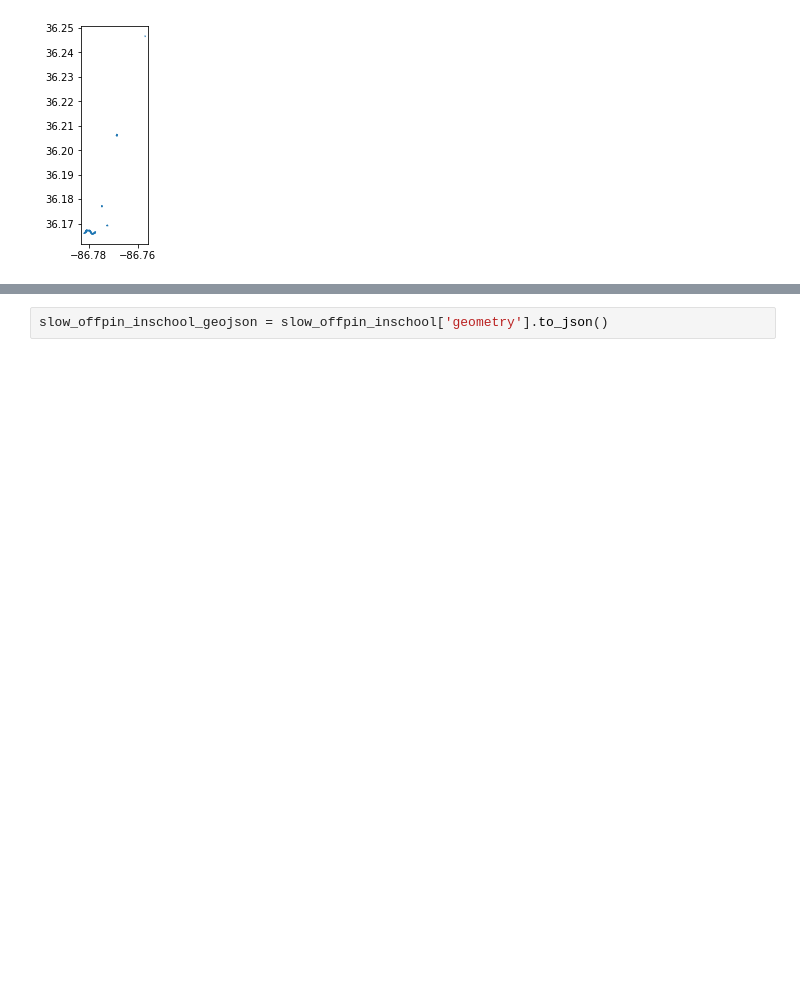
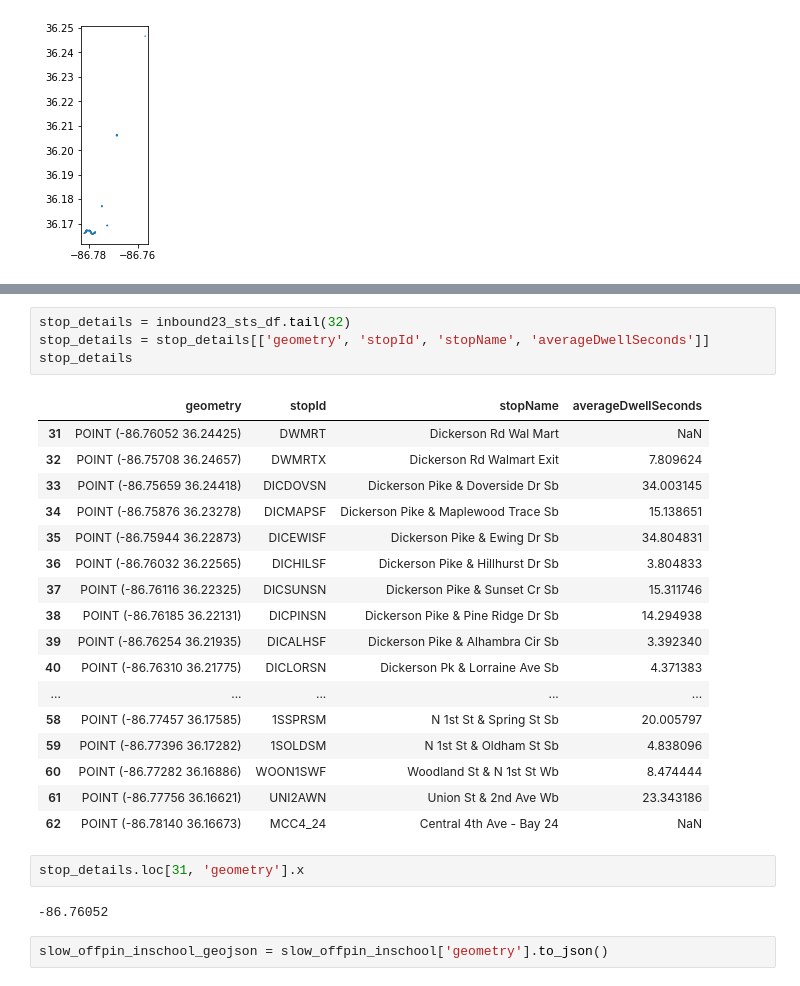
Before and after one commit to patlyons/wego-hades, a Jupyter notebook: notebooks/inbound_offpeak_wego_dc.ipynb, the cells around one changed output, grey strips where cells are left out. Drawn from its saved outputs; the diff is of its cells as text; blank space fills up the shorter version.

```diff
--- a/notebooks/inbound_offpeak_wego_dc.ipynb
+++ b/notebooks/inbound_offpeak_wego_dc.ipynb
@@ -525,3 +549,29 @@ slow_offpin_inschool.plot()
+# %%
+stop_details = inbound23_sts_df.tail(32)
+stop_details = stop_details[['geometry', 'stopId', 'stopName', 'averageDwellSeconds']]
+stop_details
+# %% [output]
+|  | geometry | stopId | stopName | averageDwellSeconds |
+| 31 | POINT (-86.76052 36.24425) | DWMRT | Dickerson Rd Wal Mart | NaN |
+| 32 | POINT (-86.75708 36.24657) | DWMRTX | Dickerson Rd Walmart Exit | 7.809624 |
+| 33 | POINT (-86.75659 36.24418) | DICDOVSN | Dickerson Pike & Doverside Dr Sb | 34.003145 |
+| 34 | POINT (-86.75876 36.23278) | DICMAPSF | Dickerson Pike & Maplewood Trace Sb | 15.138651 |
+| 35 | POINT (-86.75944 36.22873) | DICEWISF | Dickerson Pike & Ewing Dr Sb | 34.804831 |
+| 36 | POINT (-86.76032 36.22565) | DICHILSF | Dickerson Pike & Hillhurst Dr Sb | 3.804833 |
+| 37 | POINT (-86.76116 36.22325) | DICSUNSN | Dickerson Pike & Sunset Cr Sb | 15.311746 |
+| 38 | POINT (-86.76185 36.22131) | DICPINSN | Dickerson Pike & Pine Ridge Dr Sb | 14.294938 |
+| 39 | POINT (-86.76254 36.21935) | DICALHSF | Dickerson Pike & Alhambra Cir Sb | 3.392340 |
+| 40 | POINT (-86.76310 36.21775) | DICLORSN | Dickerson Pk & Lorraine Ave Sb | 4.371383 |
+| ... | ... | ... | ... | ... |
+| 58 | POINT (-86.77457 36.17585) | 1SSPRSM | N 1st St & Spring St Sb | 20.005797 |
+| 59 | POINT (-86.77396 36.17282) | 1SOLDSM | N 1st St & Oldham St Sb | 4.838096 |
+| 60 | POINT (-86.77282 36.16886) | WOON1SWF | Woodland St & N 1st St Wb | 8.474444 |
+| 61 | POINT (-86.77756 36.16621) | UNI2AWN | Union St & 2nd Ave Wb | 23.343186 |
+| 62 | POINT (-86.78140 36.16673) | MCC4_24 | Central 4th Ave - Bay 24 | NaN |
+# %%
+stop_details.loc[31, 'geometry'].x
+# %% [output]
+-86.76052
 # %%
 slow_offpin_inschool_geojson = slow_offpin_inschool['geometry'].to_json()
 # %%
```
Also changed, not shown: parts of 6 cells of this notebook, 6 other files.
